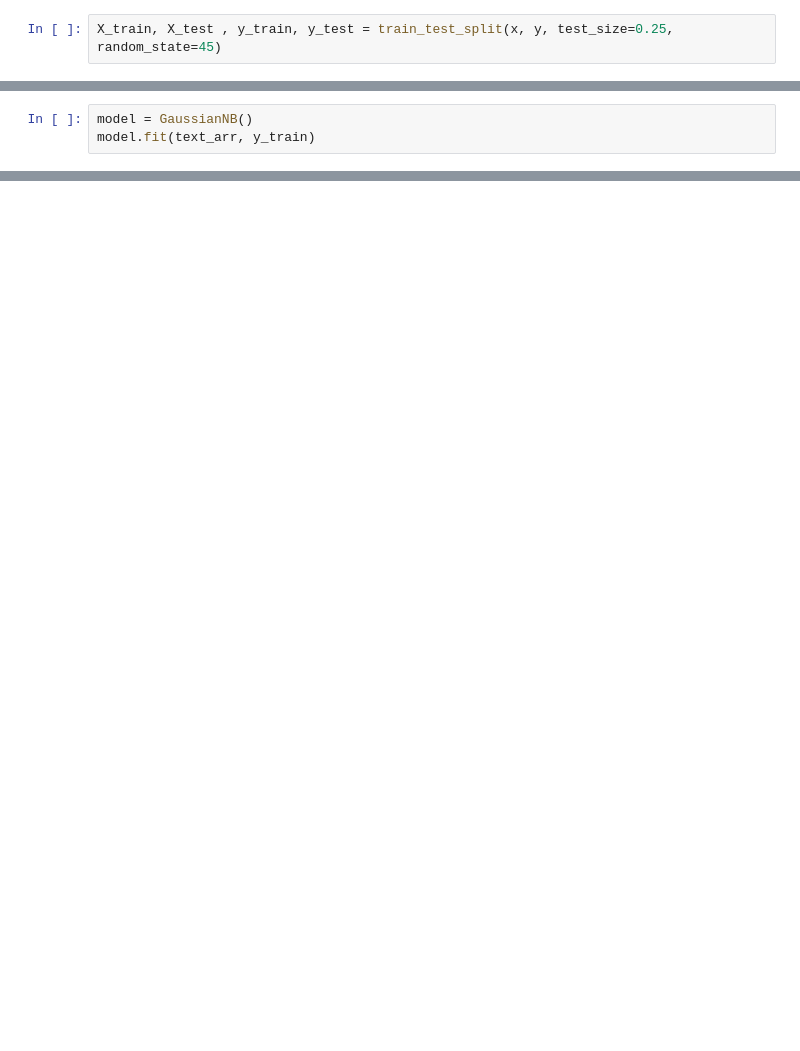
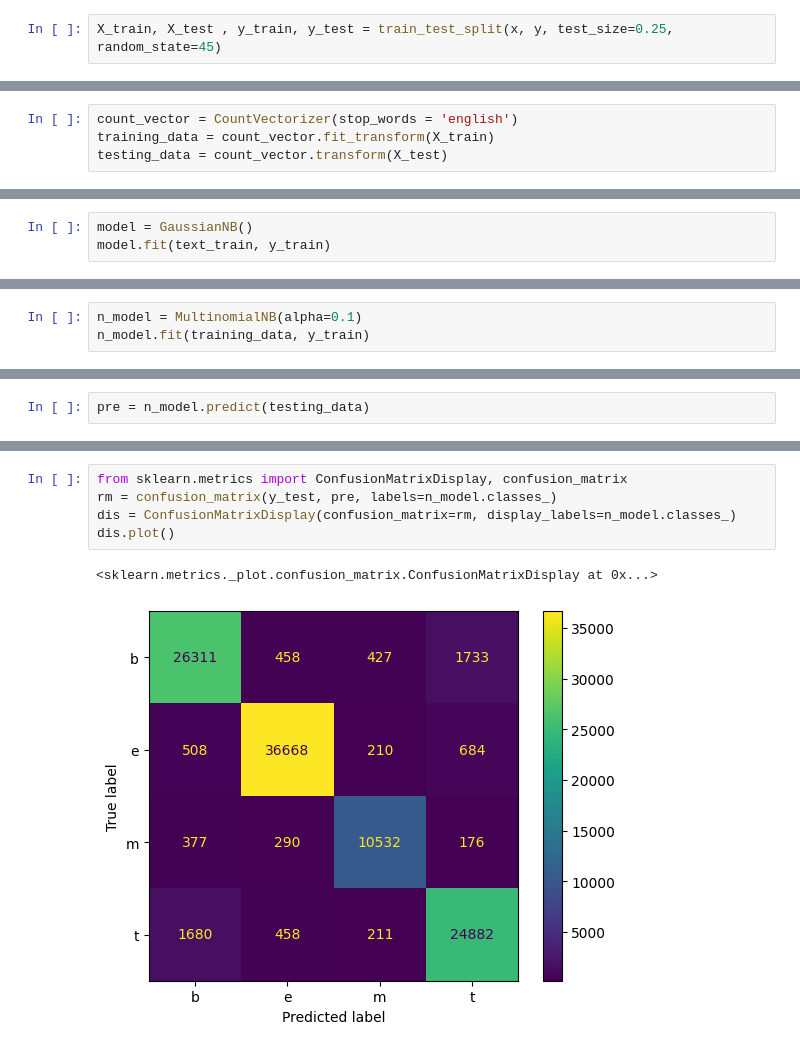
Before and after one commit to mai-reaska/text-classification-news, a Jupyter notebook: model/nav_b.ipynb, the cells around one changed output, grey strips where cells are left out. Cells and saved outputs as stored; diff of their text form; blank space fills up the shorter version.

```diff
--- a/model/nav_b.ipynb
+++ b/model/nav_b.ipynb
@@ -75,0 +79,4 @@ Error:
+# %%
+count_vector = CountVectorizer(stop_words = 'english')
+training_data = count_vector.fit_transform(X_train)
+testing_data = count_vector.transform(X_test)
@@ -76,3 +94,3 @@ Error:
 # %%
 model = GaussianNB()
-model.fit(text_arr, y_train)
+model.fit(text_train, y_train)
@@ -80,0 +97,3 @@ TypeError: A sparse matrix was passed, but dense data is required. Use X.toarray
+# %%
+n_model = MultinomialNB(alpha=0.1)
+n_model.fit(training_data, y_train)
@@ -80,0 +107,2 @@ TypeError: A sparse matrix was passed, but dense data is required. Use X.toarray
+# %%
+pre = n_model.predict(testing_data)
@@ -80,0 +125,8 @@ TypeError: A sparse matrix was passed, but dense data is required. Use X.toarray
+# %%
+from sklearn.metrics import ConfusionMatrixDisplay, confusion_matrix
+rm = confusion_matrix(y_test, pre, labels=n_model.classes_)
+dis = ConfusionMatrixDisplay(confusion_matrix=rm, display_labels=n_model.classes_)
+dis.plot()
+# %% [output]
+<sklearn.metrics._plot.confusion_matrix.ConfusionMatrixDisplay at 0x...>
+[figure, added]
```
Also changed, not shown: parts of 18 cells of this notebook, 2 other files.
